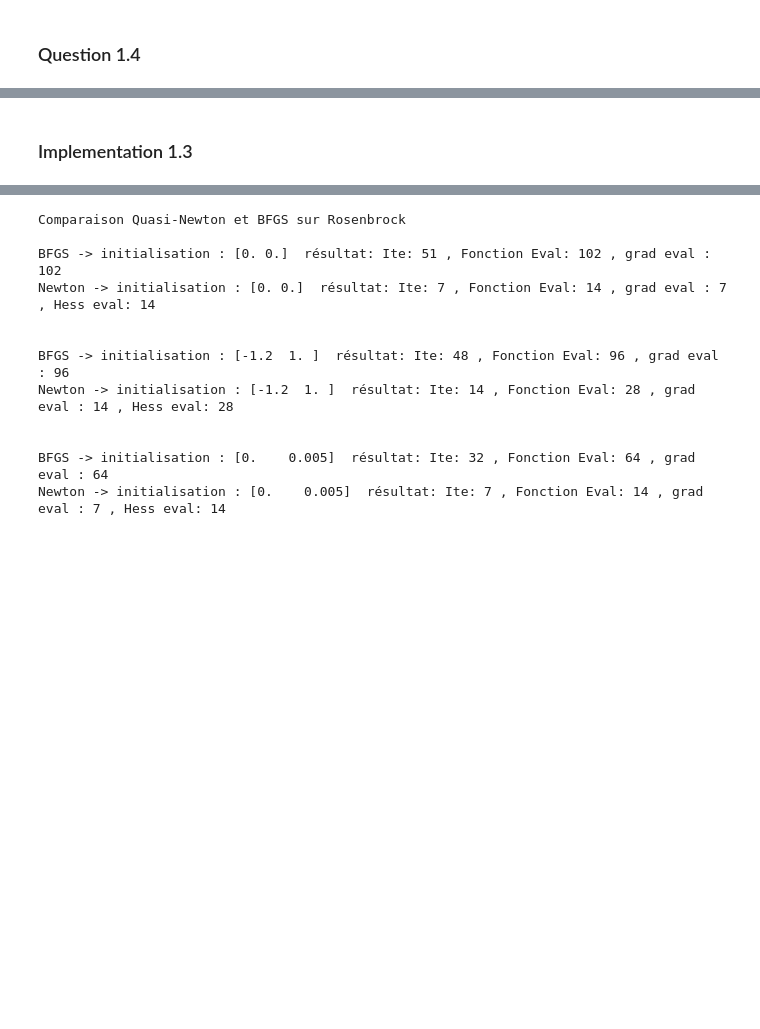
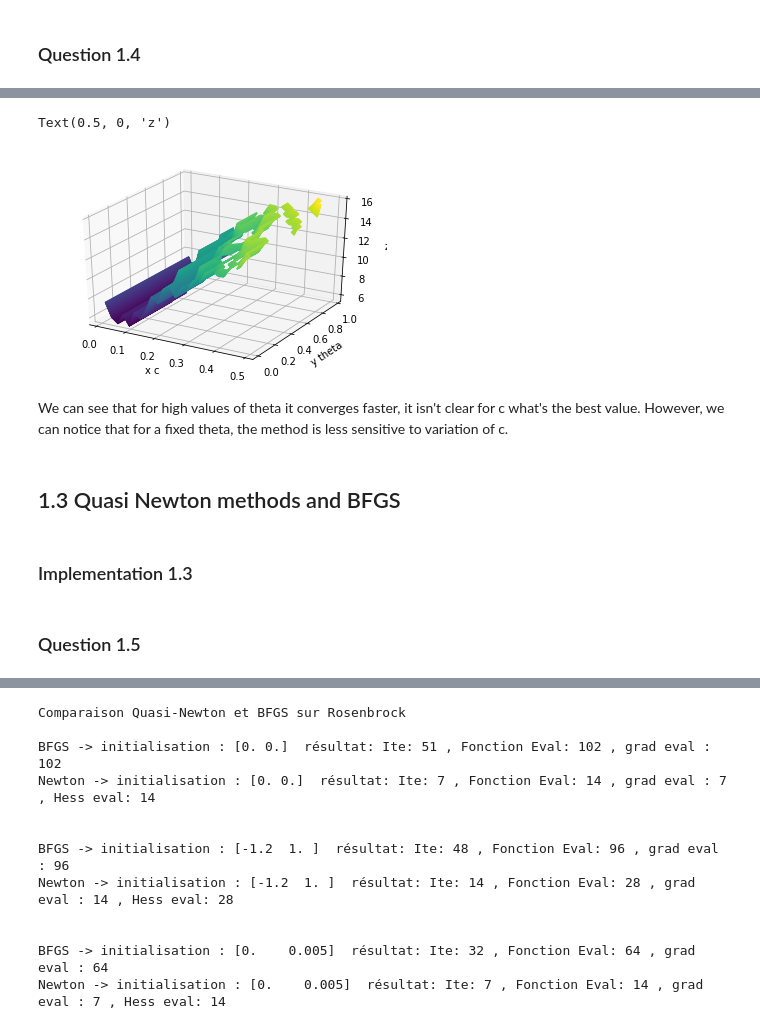
Before and after one commit to MarinaChau/IASD_classes, a Jupyter notebook: OML/ProjectOML_MarinaCHAU.ipynb, the cells around one changed output, grey strips where cells are left out. Drawn from its saved outputs; the diff is of its cells as text; code cells hidden in the pictures; blank space fills up the shorter version.

```diff
--- a/OML/ProjectOML_MarinaCHAU.ipynb
+++ b/OML/ProjectOML_MarinaCHAU.ipynb
@@ -328,2 +318,39 @@ print(sol)
+# %%
+# Compute sol and D for different values of theta and c.
+
+c = np.arange(0.01, 0.5, 0.02)
+theta = np.arange(0.01, 0.99999, 0.04)
+n = np.zeros((c.shape[0], theta.shape[0]))
+
+for i in range(c.shape[0]):
+    for j in range(theta.shape[0]):
+        sol1 , D1, n_iter1 = Newton_like(Rosenbrock, w_01, np.ones(2),  c[i], theta[j], 0.001)
+        sol2 , D2, n_iter2 = Newton_like(Rosenbrock, w_02, np.ones(2),  c[i], theta[j], 0.001)
+        n[i,j] = np.mean([n_iter1, n_iter2])
+        #n.append(np.mean([n1,n2]))
+n = np.array(n)
+# %%
+from mpl_toolkits import mplot3d
+
+
+%matplotlib inline
+import numpy as np
+import matplotlib.pyplot as plt
+
+fig = plt.figure()
+ax = plt.axes(projection='3d')
+
+X, Y = np.meshgrid(c, theta)
+ax.contour3D(X, Y, n, 500)
+ax.set_xlabel('x c')
+ax.set_ylabel('y theta')
+ax.set_zlabel('z')
+# %% [output]
+Text(0.5, 0, 'z')
+[figure, added]
+# %% [markdown]
+We can see that for high values of theta it converges faster, it isn't clear for c what's the best value. However, we can notice that for a fixed theta, the method is less sensitive to variation of c.
+# %% [markdown]
+## 1.3 Quasi Newton methods and BFGS
 # %% [markdown]
 ### Implementation 1.3
@@ -329,0 +391,2 @@ print(sol)
+# %% [markdown]
+### Question 1.5
```
Also changed, not shown: parts of 53 cells of this notebook.
